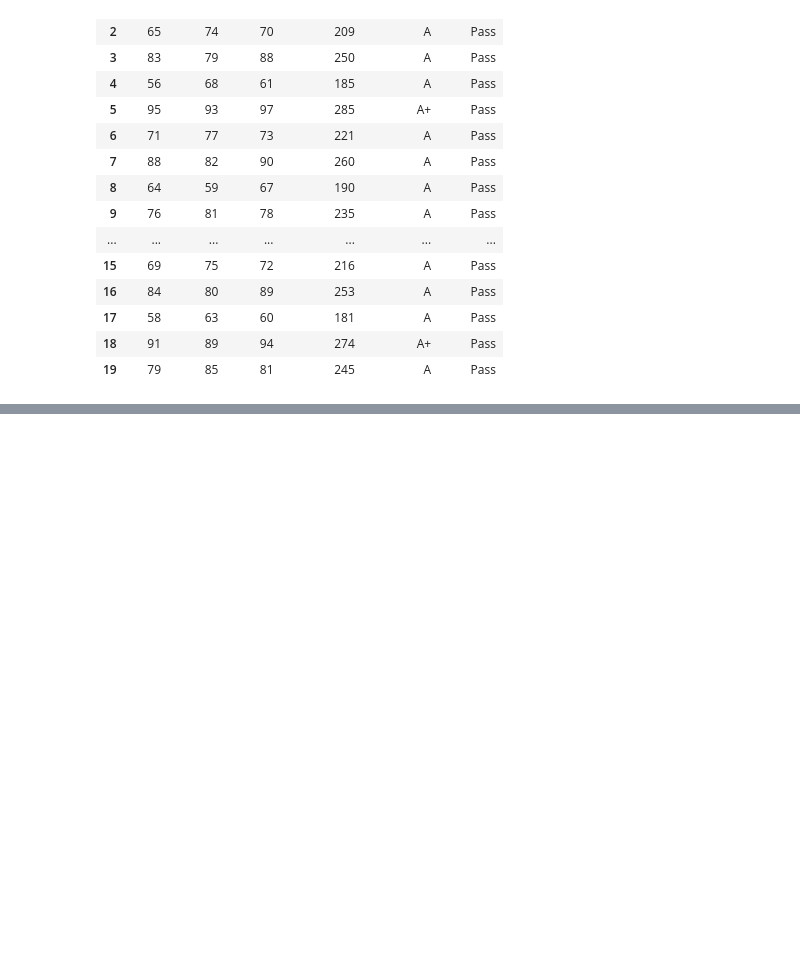
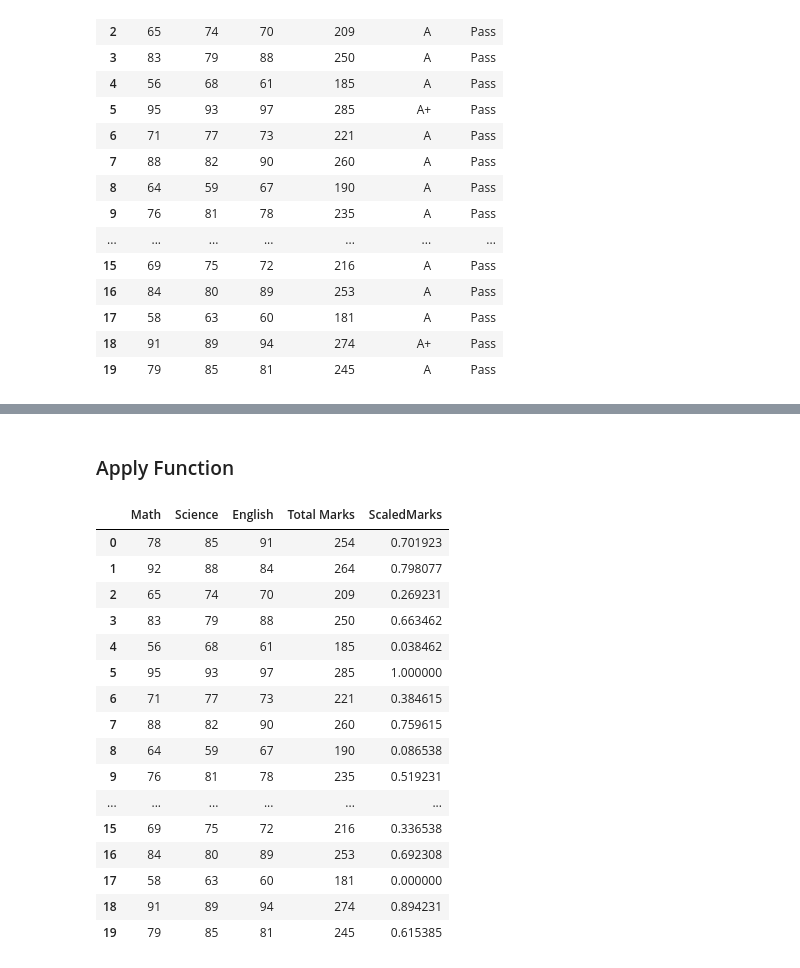
Before and after one commit to TanvirSdq/guide, a Jupyter notebook: Python/Pandas/M-14.ipynb, the cells around one changed output, grey strips where cells are left out. Drawn from its saved outputs; the diff is of its cells as text; code cells hidden in the pictures; blank space fills up the shorter version.

```diff
--- a/Python/Pandas/M-14.ipynb
+++ b/Python/Pandas/M-14.ipynb
@@ -227,0 +470,28 @@ df.to_csv("../samples/new_student_data.csv")
+# %% [markdown]
+### Apply Function
+# %%
+# Min, Max Scaling
+
+mn = df['Total Marks'].min()
+mx = df['Total Marks'].max()
+
+df['ScaledMarks'] = df['Total Marks'].apply(lambda x: (x - mn) / (mx - mn))
+df
+# %% [output]
+|  | Math | Science | English | Total Marks | ScaledMarks |
+| 0 | 78 | 85 | 91 | 254 | 0.701923 |
+| 1 | 92 | 88 | 84 | 264 | 0.798077 |
+| 2 | 65 | 74 | 70 | 209 | 0.269231 |
+| 3 | 83 | 79 | 88 | 250 | 0.663462 |
+| 4 | 56 | 68 | 61 | 185 | 0.038462 |
+| 5 | 95 | 93 | 97 | 285 | 1.000000 |
+| 6 | 71 | 77 | 73 | 221 | 0.384615 |
+| 7 | 88 | 82 | 90 | 260 | 0.759615 |
+| 8 | 64 | 59 | 67 | 190 | 0.086538 |
+| 9 | 76 | 81 | 78 | 235 | 0.519231 |
+| ... | ... | ... | ... | ... | ... |
+| 15 | 69 | 75 | 72 | 216 | 0.336538 |
+| 16 | 84 | 80 | 89 | 253 | 0.692308 |
+| 17 | 58 | 63 | 60 | 181 | 0.000000 |
+| 18 | 91 | 89 | 94 | 274 | 0.894231 |
+| 19 | 79 | 85 | 81 | 245 | 0.615385 |
```
Also changed, not shown: parts of 25 cells of this notebook, 1 other file.
